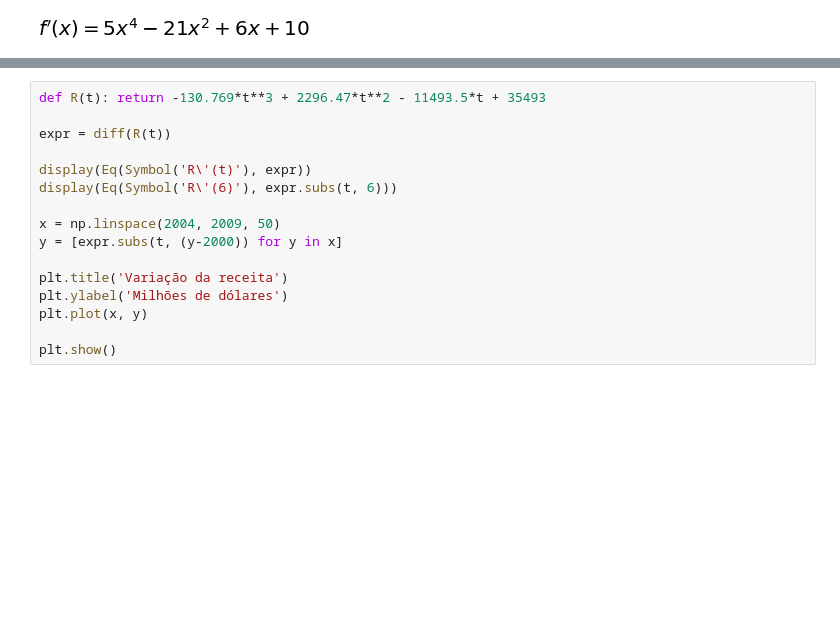
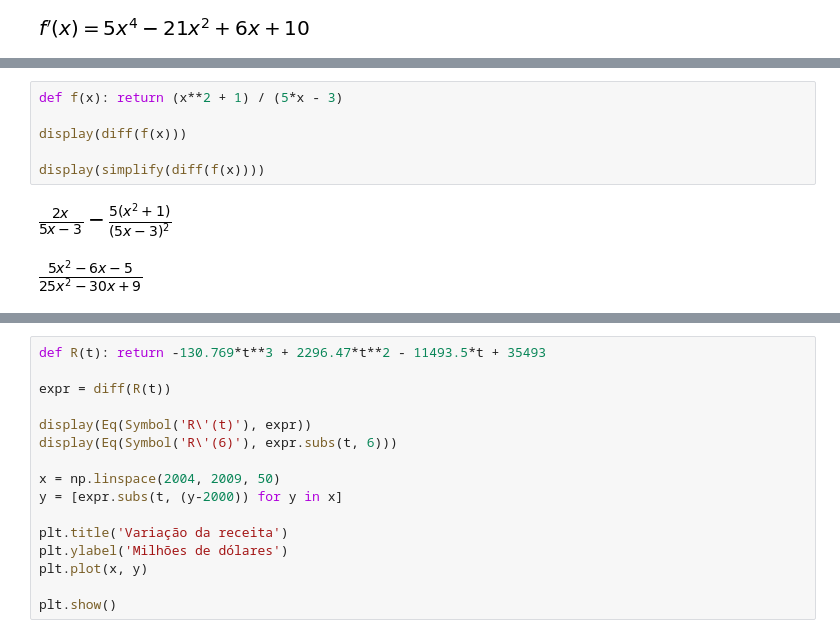
Before and after one commit to odilonjk/matematica, a Jupyter notebook: calculo/derivadas.ipynb, the cells around one changed output, grey strips where cells are left out. Saved outputs shown, nothing was run; the diff lists cells and outputs as text; blank space fills up the shorter version.

```diff
--- a/calculo/derivadas.ipynb
+++ b/calculo/derivadas.ipynb
@@ -134,0 +149,9 @@ Simplificando o resultado:
+# %%
+def f(x): return (x**2 + 1) / (5*x - 3)
+
+display(diff(f(x)))
+
+display(simplify(diff(f(x))))
+# %% [output]
+[figure, added]
+[figure, added]
```
Also changed, not shown: parts of 7 cells of this notebook.
